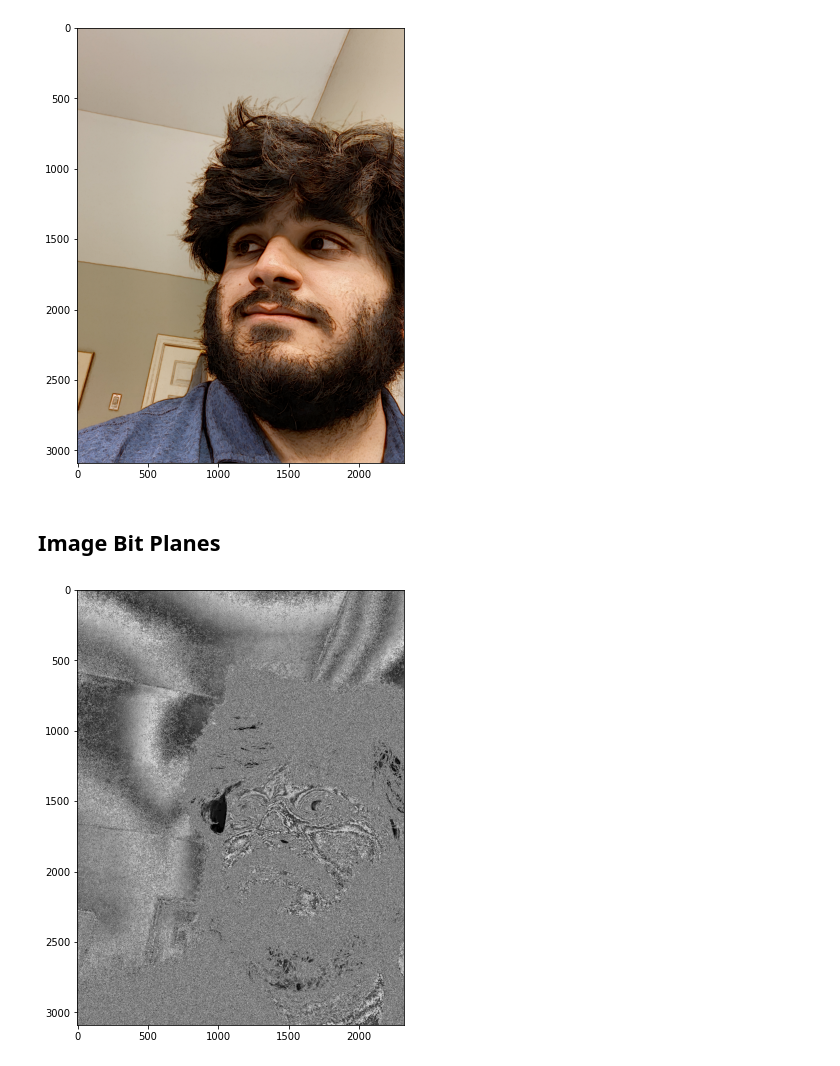
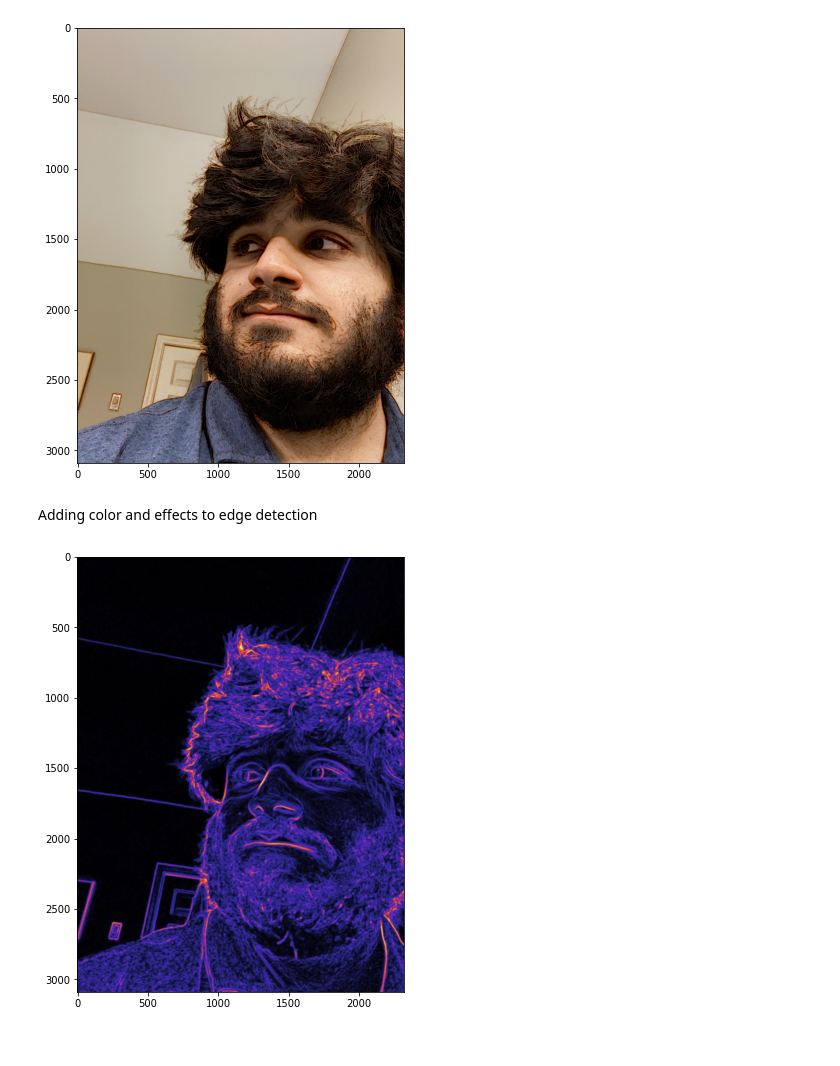
Before and after one commit to andydevs/andys-notebook, a Jupyter notebook: image-effects.ipynb, the cells around one changed output. Drawn from its saved outputs; the diff is of its cells as text; code cells hidden in the pictures.

```diff
--- a/image-effects.ipynb
+++ b/image-effects.ipynb
@@ -284,17 +285,18 @@ plt.imshow(evil_effect)
 plt.show();
 # %% [output]
 [figure]
-# %% [markdown]
-## Image Bit Planes
-# %%
-grayscale = np.sum(photo[:,:,0:3], axis=2)
-quantized = (255*grayscale/np.max(grayscale)).astype(np.uint8)
-bit_plane = quantized & 0b00001111
-colors = np.linspace(0, 255, np.max(bit_plane)+1).astype(np.uint8)
-bit_image = colors[bit_plane]
-
-plt.figure()
-plt.imshow(bit_image)
-plt.show();
-# %% [output]
-[figure, removed]
+# %% [markdown]
+Adding color and effects to edge detection
+# %%
+# Blur edge a bit
+edge_blurred = gaussian(edge, sigma=3)
+
+# Map color
+viridis = cm.get_cmap('CMRmap')
+c_edge = viridis(edge_blurred / np.max(edge_blurred))
+
+# Show image
+plt.imshow(c_edge);
+plt.show();
+# %% [output]
+[figure, added]
```
Also changed, not shown: parts of 2 cells of this notebook, 2 other files.
